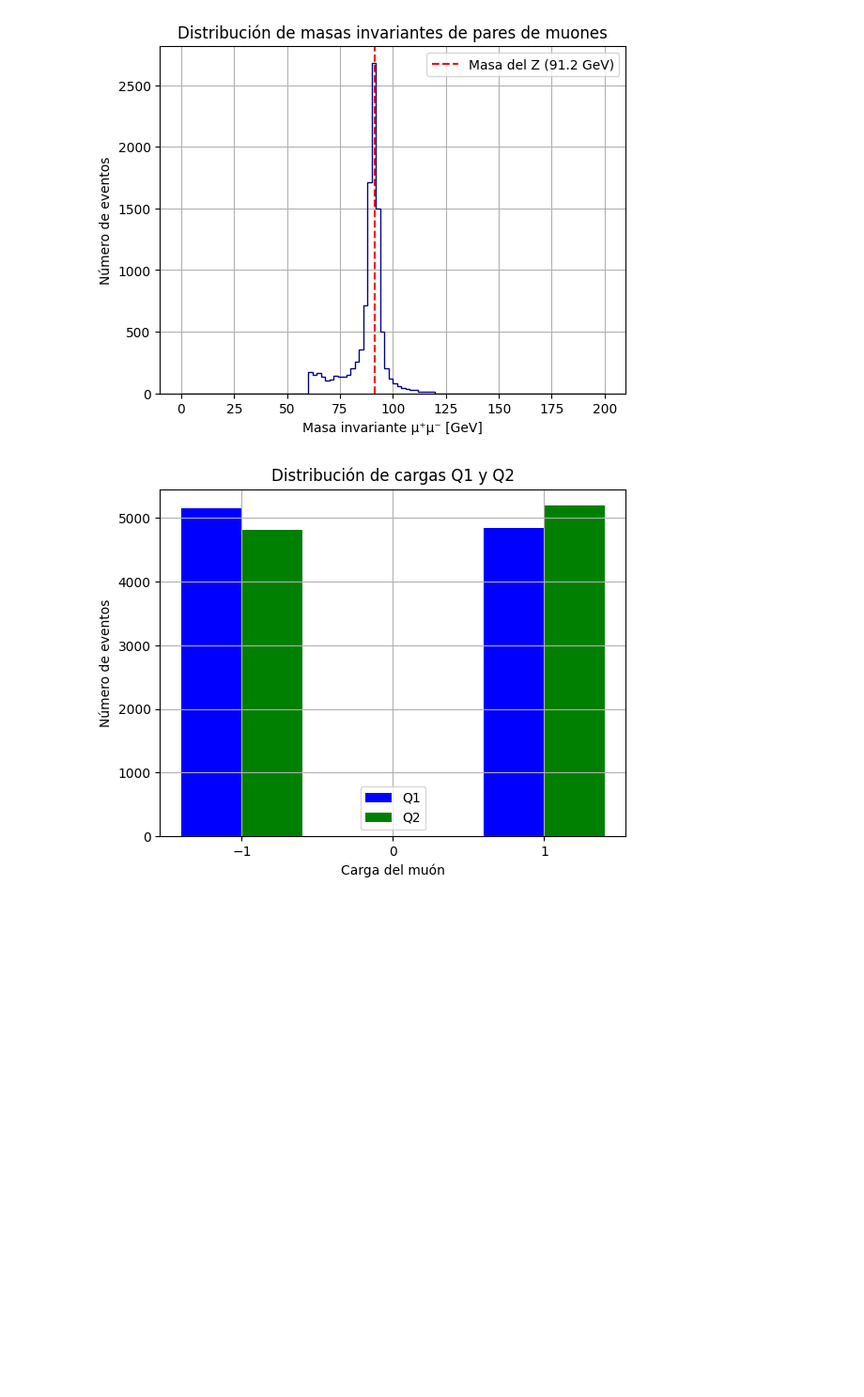
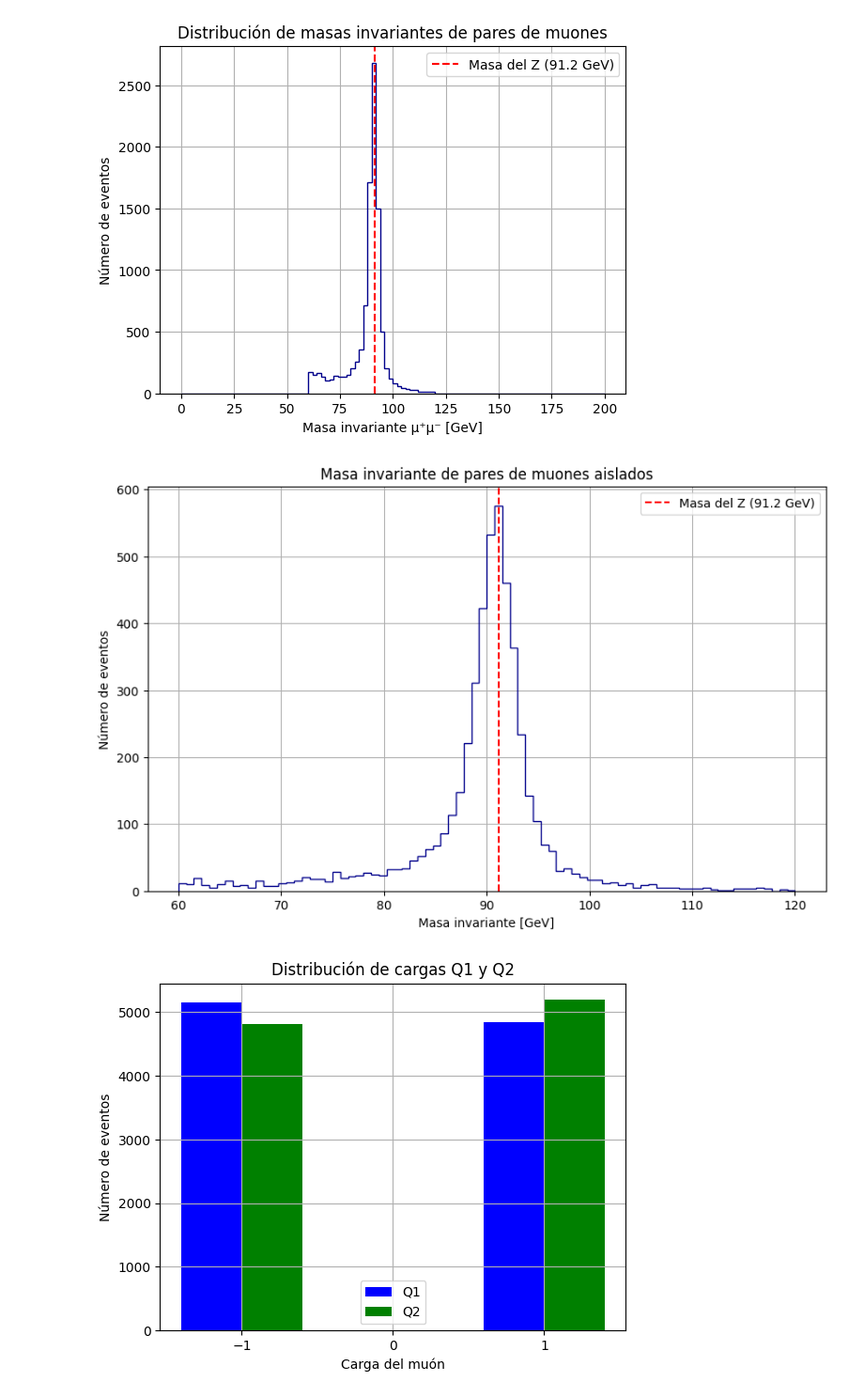
Before and after one commit to ProgramasParaFisicaDeParticulas/lecturadedatosabiertoscmszmumu-Pioquinto9, a Jupyter notebook: CMSOpenDataZtoMuMu.ipynb, the cells around one changed output. Shown at 94% size. Saved outputs shown, nothing was run; the diff lists cells and outputs as text; code cells hidden in the pictures; blank space fills up the shorter version.

```diff
--- a/CMSOpenDataZtoMuMu.ipynb
+++ b/CMSOpenDataZtoMuMu.ipynb
@@ -65,6 +65,34 @@ plt.grid(True)
 plt.show()
 # %% [output]
 [figure]
+# %%
+import numpy as np
+import matplotlib.pyplot as plt
+
+# Filtrar eventos donde ambos muones están aislados
+aislados = particles[(particles["iso1"] < 0.15) & (particles["iso2"] < 0.15)]
+
+# Calcular la masa invariante para los eventos filtrados
+minv = np.sqrt(
+    2 * aislados["pt1"] * aislados["pt2"] * (
+        np.cosh(aislados["eta1"] - aislados["eta2"]) -
+        np.cos(aislados["phi1"] - aislados["phi2"])
+    )
+)
+
+# Graficar el histograma de masa invariante
+plt.figure(figsize=(10, 6))
+plt.hist(minv, bins=80, range=(60, 120), color='darkblue', histtype='step')
+plt.axvline(x=91.2, color='red', linestyle='--', label='Masa del Z (91.2 GeV)')
+
+plt.title("Masa invariante de pares de muones aislados")
+plt.xlabel("Masa invariante [GeV]")
+plt.ylabel("Número de eventos")
+plt.legend()
+plt.grid(True)
+plt.show()
+# %% [output]
+[figure, added]
 # %%
 muones_aislados = particles[(particles["iso1"] < 0.15) & (particles["iso2"] < 0.15)] #Filtor para ver si los muones son aisladoss
 # %%
```
Also changed, not shown: parts of 3 cells of this notebook.
